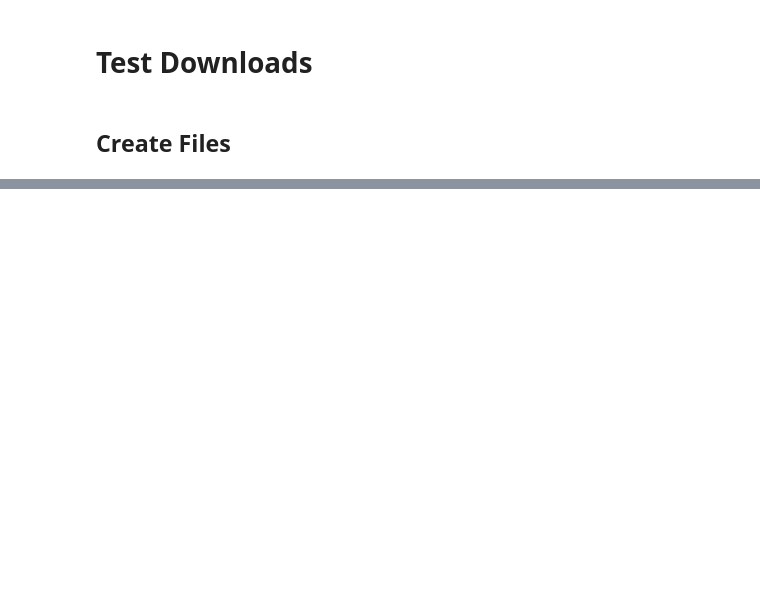
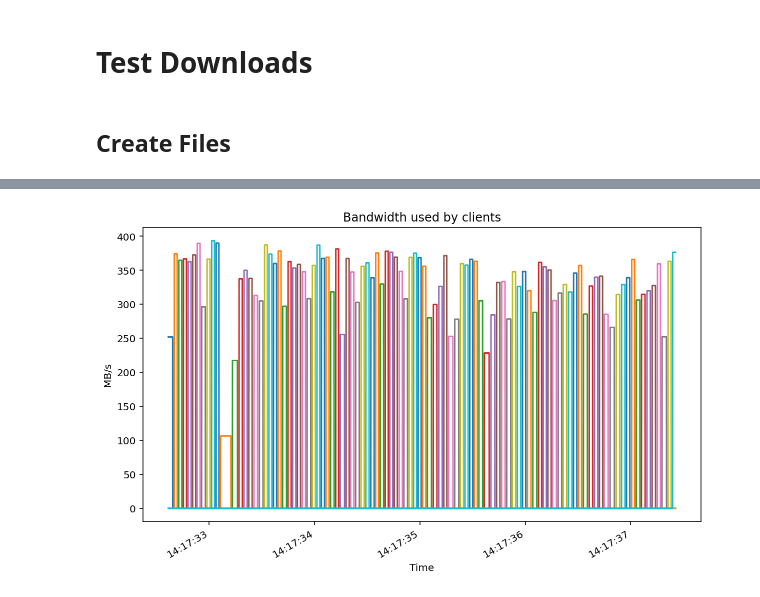
Before and after one commit to ephes/django_fileresponse, a Jupyter notebook: nbs/test_concurrent_downloads.ipynb, the cells around one changed output, grey strips where cells are left out. Cells and saved outputs as stored; diff of their text form; code cells hidden in the pictures; blank space fills up the shorter version.

```diff
--- a/nbs/test_concurrent_downloads.ipynb
+++ b/nbs/test_concurrent_downloads.ipynb
@@ -52,0 +55,23 @@ Wall time: 1.69 s
+# %%
+# dont_test
+
+
+def df_from_timestamps(timestamps, file_size):
+    min_started = min([started for started, stopped in timestamps])
+    max_stopped = max([stopped for started, stopped in timestamps])
+    index = pd.date_range(start=min_started, end=max_stopped, freq="ms")
+    df = pd.DataFrame(index=index)
+    for i, ts in enumerate(timestamps):
+        start, end = ts
+        duration = (end - start).total_seconds()
+        bandwidth = (file_size / duration) / 10 ** 6
+        column = f"client_{i}"
+        df.loc[:, column] = 0
+        df.loc[start:end, column] = bandwidth
+    return df
+
+
+def plot_download_df(df):
+    ax = df.plot(figsize=(10, 6), legend=False, title="Bandwidth used by clients")
+    ax.set_xlabel("Time")
+    _ = ax.set_ylabel("MB/s")
@@ -86,0 +103,8 @@ def df_from_timestamps(timestamps, file_size):
+# %%
+# dont_test
+
+
+df = df_from_timestamps(timestamps, file_size)
+plot_download_df(df)
+# %% [output]
+[figure, added]
```
Also changed, not shown: parts of 11 cells of this notebook, 7 other files.
